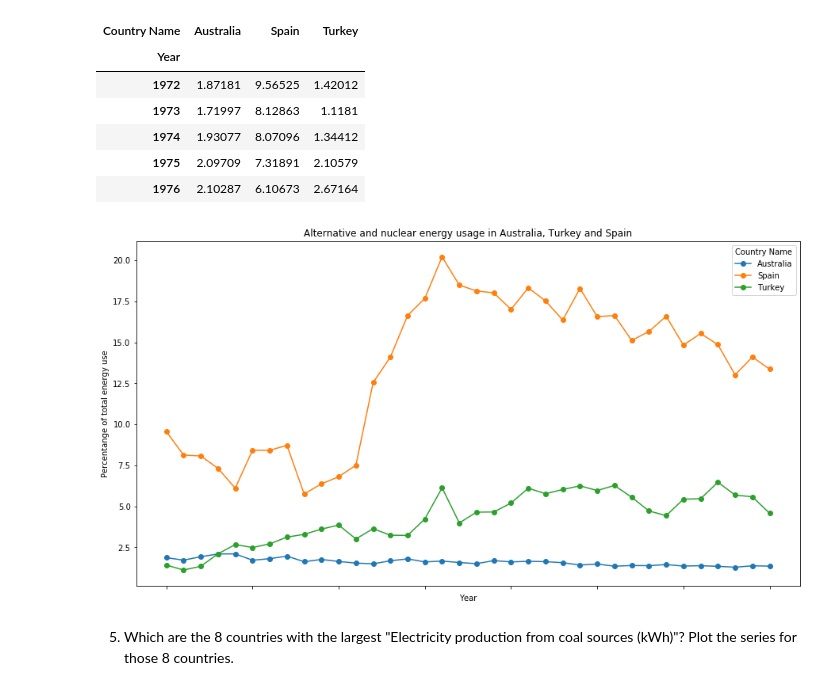
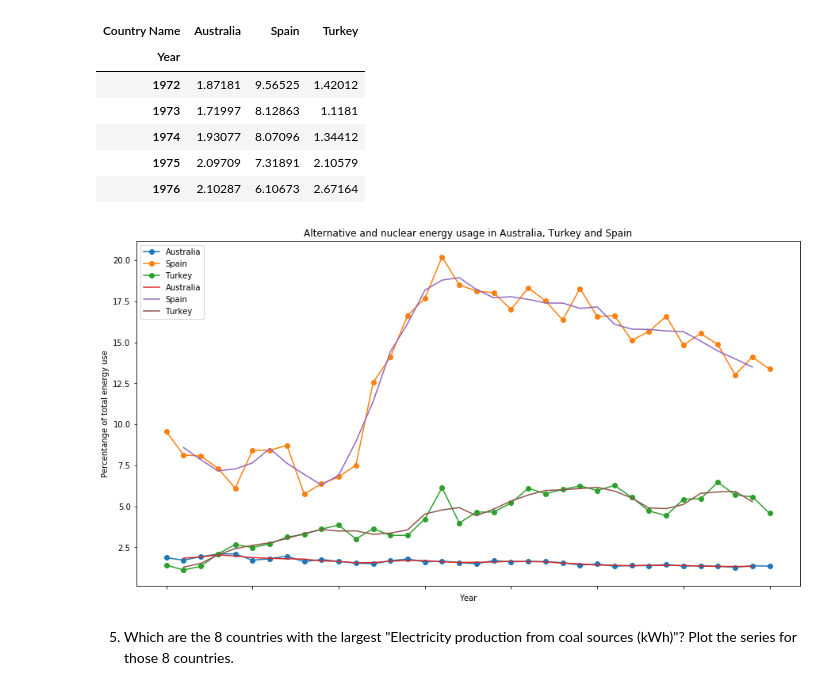
Before and after one commit to allisonwalker/DSF-assignments, a Jupyter notebook: MBDS DSF - Assignment 3 Allison Walker.ipynb, the cells around one changed output. Saved outputs shown, nothing was run; the diff lists cells and outputs as text; code cells hidden in the pictures.

```diff
--- a/MBDS DSF - Assignment 3 Allison Walker.ipynb
+++ b/MBDS DSF - Assignment 3 Allison Walker.ipynb
@@ -121,17 +131,17 @@ our_countries.head()
 | 1975 | 2.09709 | 7.31891 | 2.10579 |
 | 1976 | 2.10287 | 6.10673 | 2.67164 |
 # %%
-our_countries.plot(legend = True, figsize = (15, 8), style="-o")
+ax = our_countries.plot(legend = True, figsize = (15, 8), style="o-", label= 'Country Name')
 plt.xlabel('Year')
 plt.ylabel('Percentange of total energy use')
 plt.title('Alternative and nuclear energy usage in Australia, Turkey and Spain')
-
+our_countries.rolling(center = True, window = 3).mean().plot(legend = True, figsize = (15, 8), label = 'Country Name' + ' rolling mean', style="-", ax=ax)
+plt.legend(loc='upper left')
 plt.plot();
 
-
-#NEED HELP WITH THE XTICKS AND THREE YEAR ROLLING MEAN!
+#NEED HELP WITH THE XTICKS AND LEGEND TO SHOW 'ROLLING MEAN'
 # %% [output]
-[figure, old version]
+[figure, new version]
 # %% [markdown]
 5. Which are the 8 countries with the largest "Electricity production from coal sources (kWh)"? Plot the series for those 8 countries.
 # %%
```
Also changed, not shown: parts of 6 cells of this notebook.
